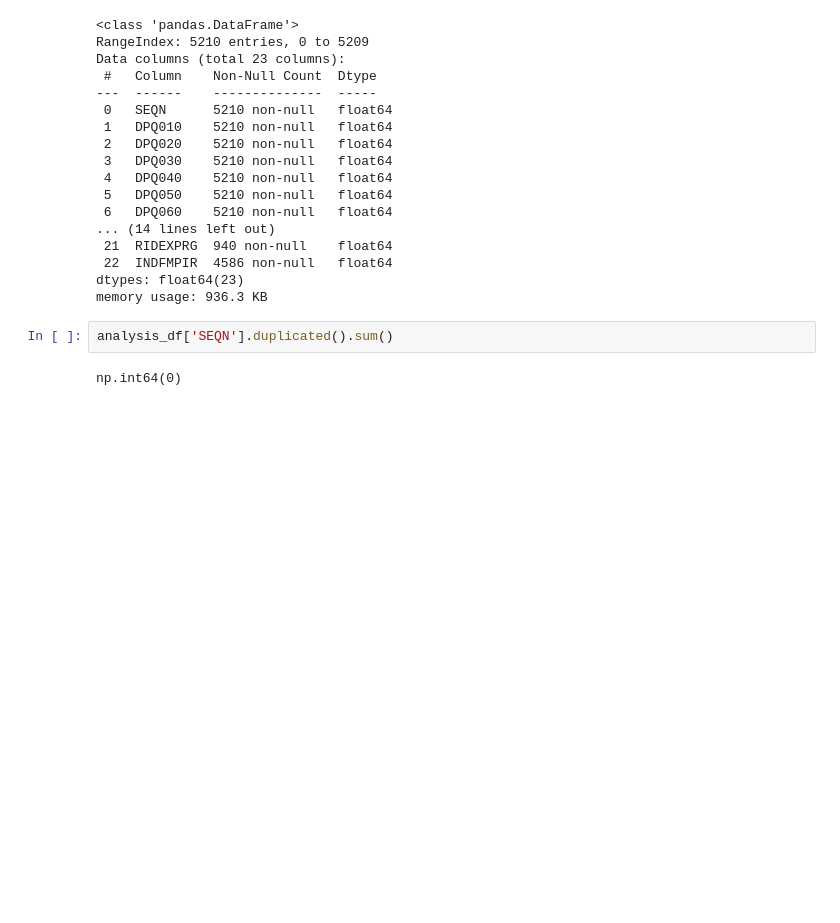
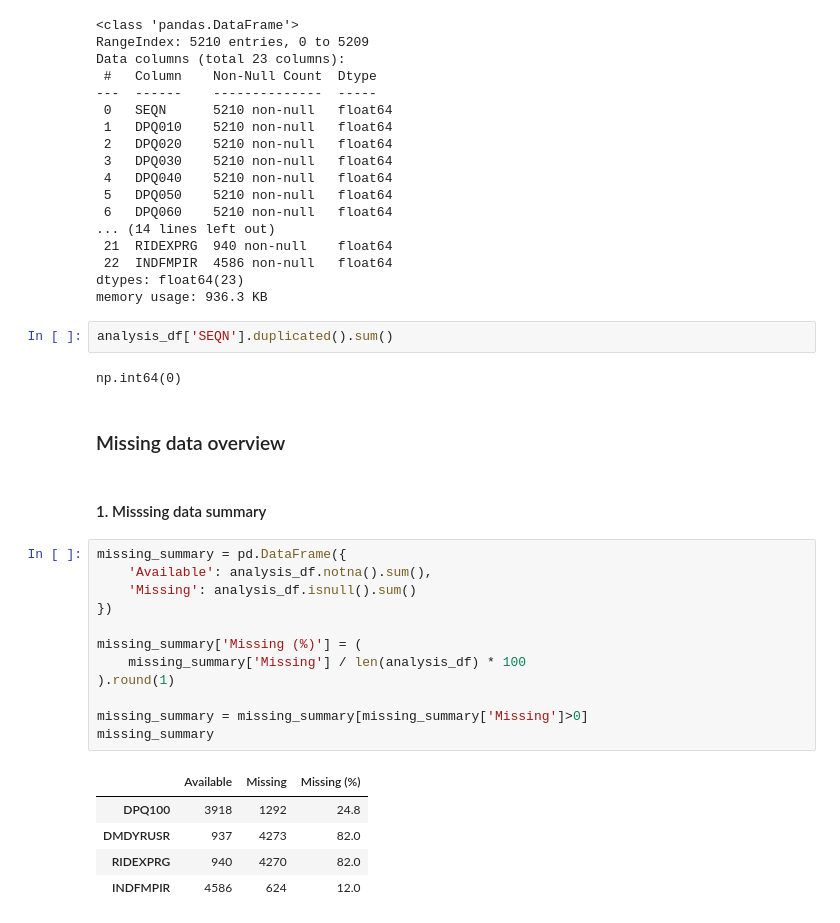
Before and after one commit to SabinaSid/NHANES_mental_health_analysis, a Jupyter notebook: Notebooks/01_demographics_and_depression.ipynb, the cells around one changed output. Drawn from its saved outputs; the diff is of its cells as text; blank space fills up the shorter version.

```diff
--- a/Notebooks/01_demographics_and_depression.ipynb
+++ b/Notebooks/01_demographics_and_depression.ipynb
@@ -516,3 +516,25 @@ memory usage: 936.3 KB
 analysis_df['SEQN'].duplicated().sum()
 # %% [output]
 np.int64(0)
+# %% [markdown]
+### Missing data overview
+# %% [markdown]
+#### 1. Misssing data summary
+# %%
+missing_summary = pd.DataFrame({
+    'Available': analysis_df.notna().sum(),
+    'Missing': analysis_df.isnull().sum()
+})
+
+missing_summary['Missing (%)'] = (
+    missing_summary['Missing'] / len(analysis_df) * 100
+).round(1)
+
+missing_summary = missing_summary[missing_summary['Missing']>0]
+missing_summary
+# %% [output]
+|  | Available | Missing | Missing (%) |
+| DPQ100 | 3918 | 1292 | 24.8 |
+| DMDYRUSR | 937 | 4273 | 82.0 |
+| RIDEXPRG | 940 | 4270 | 82.0 |
+| INDFMPIR | 4586 | 624 | 12.0 |
```
Also changed, not shown: parts of 9 cells of this notebook.
